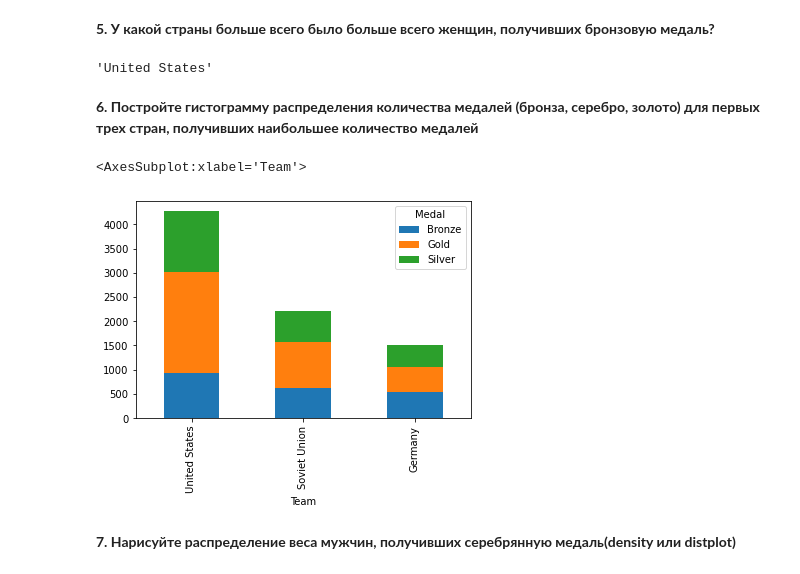
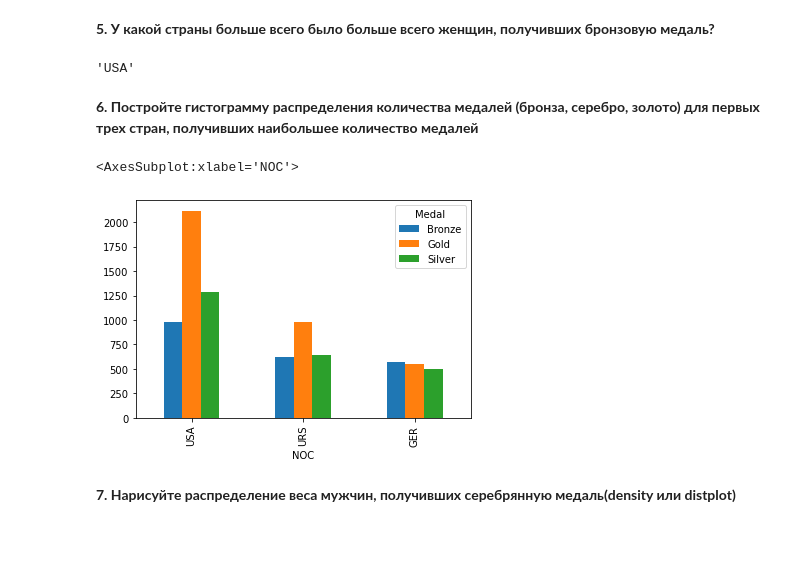
Before and after one commit to SergeevMaxim/HW_ML_2021, a Jupyter notebook: lecture01/Lecture01_HW.ipynb, the cells around one changed output. Cells and saved outputs as stored; diff of their text form; code cells hidden in the pictures; blank space fills up the shorter version.

Commit message:
First exercise (Team->NOC)

```diff
--- a/lecture01/Lecture01_HW.ipynb
+++ b/lecture01/Lecture01_HW.ipynb
@@ -112,16 +112,16 @@ Name: Age, dtype: float64
 # %% [markdown]
 **5. У какой страны больше всего было больше всего женщин, получивших бронзовую медаль?**
 # %%
-df[(df['Medal'] == 'Bronze')&(df['Sex'] == 'F')].groupby(['Team'])['Team'].agg('count').idxmax()
+df[(df['Medal'] == 'Bronze')&(df['Sex'] == 'F')].groupby(['NOC'])['NOC'].agg('count').idxmax()
 # %% [output]
-'United States'
+'USA'
 # %% [markdown]
 **6. Постройте гистограмму распределения количества медалей (бронза, серебро, золото) для первых трех стран, получивших наибольшее количество медалей**
 # %%
-pd.crosstab(df['Team'],df['Medal']).nlargest(3,df['Medal']).plot.bar(stacked=True)
+pd.crosstab(df['NOC'],df['Medal']).nlargest(3,df['Medal']).plot.bar(stacked=False)
 # %% [output]
-<AxesSubplot:xlabel='Team'>
+<AxesSubplot:xlabel='NOC'>
-[figure, old version]
+[figure, new version]
 # %% [markdown]
 **7. Нарисуйте распределение веса мужчин, получивших серебрянную медаль(density или distplot)**
 # %%
```
Also changed, not shown: parts of 2 cells of this notebook.
